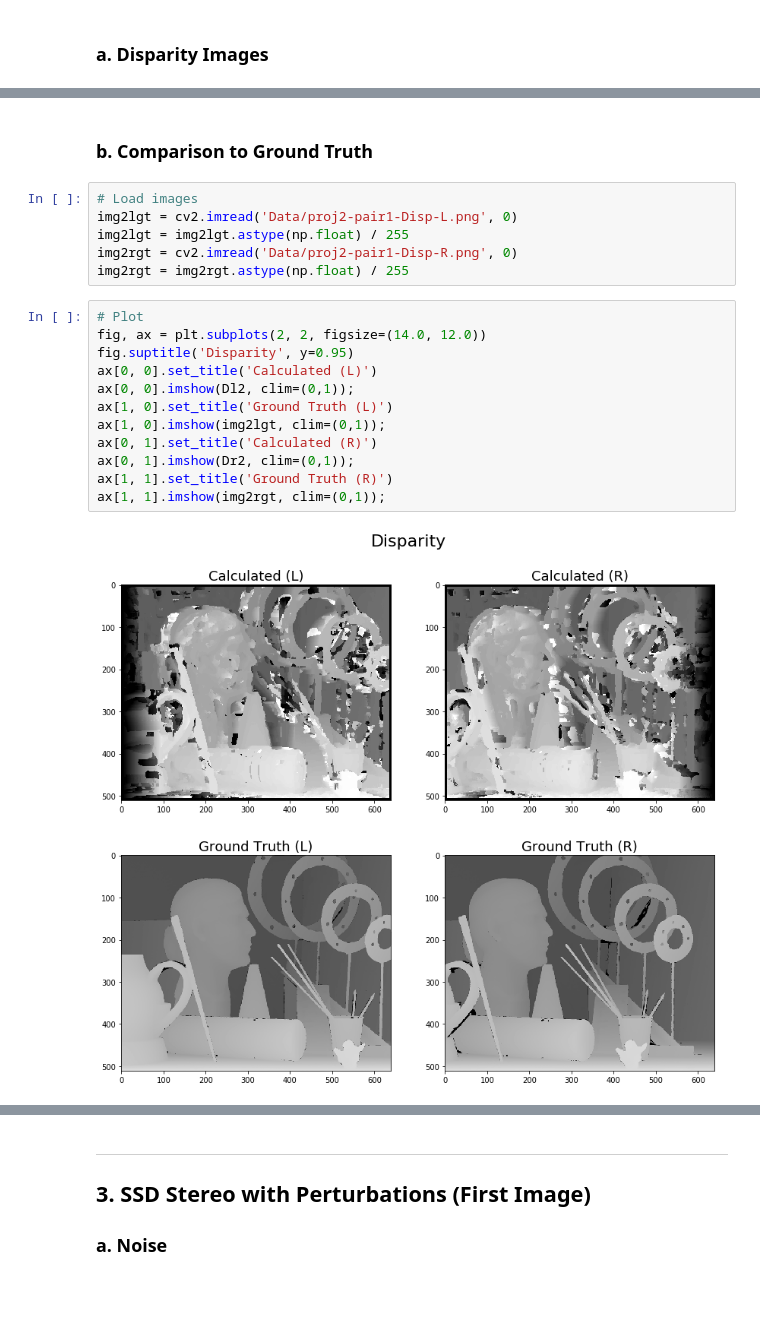
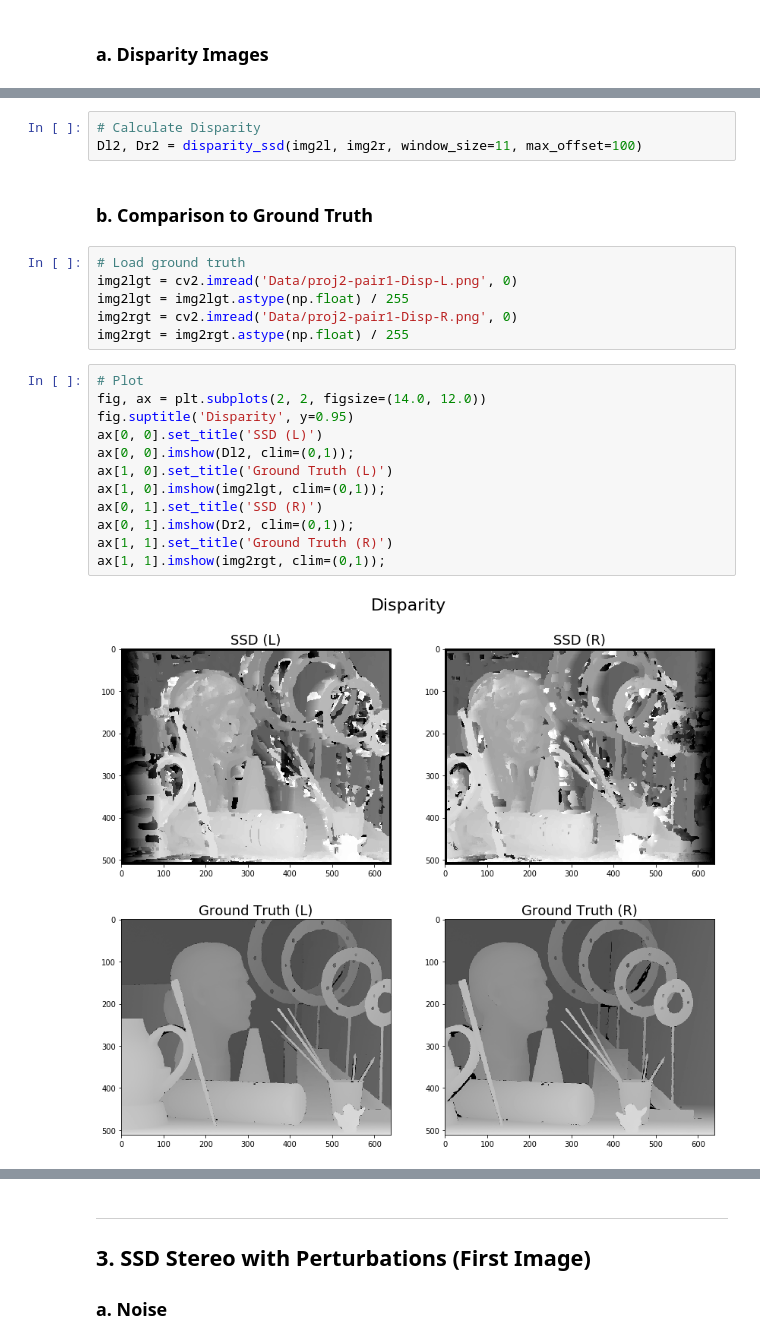
Before and after one commit to brandenwallace/cs6476-cv-1, a Jupyter notebook: PS2/PS2.ipynb, the cells around one changed output, grey strips where cells are left out. Saved outputs shown, nothing was run; the diff lists cells and outputs as text; blank space fills up the shorter version.

```diff
--- a/PS2/PS2.ipynb
+++ b/PS2/PS2.ipynb
@@ -110,7 +100,10 @@ ax[1].imshow(Dr2, clim=(0,1));
+# %%
+# Calculate Disparity
+Dl2, Dr2 = disparity_ssd(img2l, img2r, window_size=11, max_offset=100)
 # %% [markdown]
 ### b. Comparison to Ground Truth
 # %%
-# Load images
+# Load ground truth
 img2lgt = cv2.imread('Data/proj2-pair1-Disp-L.png', 0)
 img2lgt = img2lgt.astype(np.float) / 255
 img2rgt = cv2.imread('Data/proj2-pair1-Disp-R.png', 0)
@@ -118,14 +111,14 @@ img2rgt = img2rgt.astype(np.float) / 255
 # %%
 # Plot
 fig, ax = plt.subplots(2, 2, figsize=(14.0, 12.0))
 fig.suptitle('Disparity', y=0.95)
-ax[0, 0].set_title('Calculated (L)')
+ax[0, 0].set_title('SSD (L)')
 ax[0, 0].imshow(Dl2, clim=(0,1));
 ax[1, 0].set_title('Ground Truth (L)')
 ax[1, 0].imshow(img2lgt, clim=(0,1));
-ax[0, 1].set_title('Calculated (R)')
+ax[0, 1].set_title('SSD (R)')
 ax[0, 1].imshow(Dr2, clim=(0,1));
 ax[1, 1].set_title('Ground Truth (R)')
 ax[1, 1].imshow(img2rgt, clim=(0,1));
 # %% [output]
-[figure, old version]
+[figure, new version]
```
Also changed, not shown: parts of 14 cells of this notebook.
